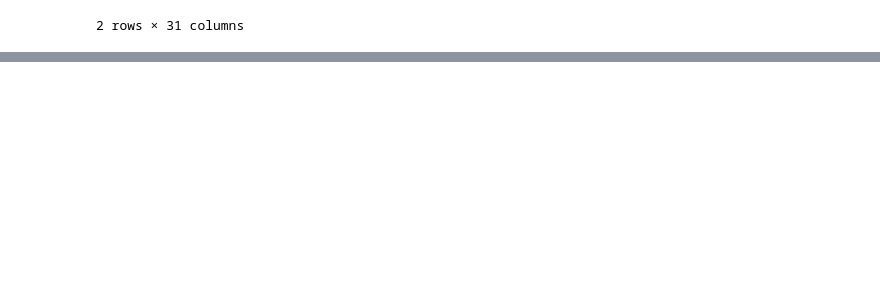
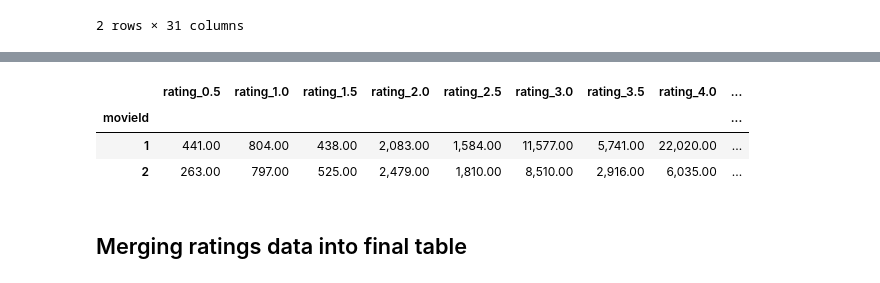
Before and after one commit to rgoldsberry/movies-etl, a Jupyter notebook: data_exploring.ipynb, the cells around one changed output, grey strips where cells are left out. Saved outputs shown, nothing was run; the diff lists cells and outputs as text; code cells hidden in the pictures; blank space fills up the shorter version.

Commit message:
finished merging ratings data

```diff
--- a/data_exploring.ipynb
+++ b/data_exploring.ipynb
@@ -757,0 +768,9 @@ movies_df.head(2)
+# %%
+# code to build final pivot table
+
+ratings_grouped = ratings.groupby(['movieId', 'rating'], as_index=False).count() \
+                         .rename({'userId' : 'Count'}, axis = 1) \
+                         .pivot(index = 'movieId', columns = 'rating', values = 'Count')
+
+
+ratings_grouped
@@ -757,0 +792,11 @@ movies_df.head(2)
+# %%
+ratings_grouped.columns = ['rating_' + str(col) for col in ratings_grouped.columns]
+# %%
+ratings_grouped.head(2)
+# %% [output]
+|  | rating_0.5 | rating_1.0 | rating_1.5 | rating_2.0 | rating_2.5 | rating_3.0 | rating_3.5 | rating_4.0 | ... |
+| movieId |  |  |  |  |  |  |  |  | ... |
+| 1 | 441.00 | 804.00 | 438.00 | 2,083.00 | 1,584.00 | 11,577.00 | 5,741.00 | 22,020.00 | ... |
+| 2 | 263.00 | 797.00 | 525.00 | 2,479.00 | 1,810.00 | 8,510.00 | 2,916.00 | 6,035.00 | ... |
+# %% [markdown]
+## Merging ratings data into final table
```
Also changed, not shown: parts of 4 cells of this notebook.
